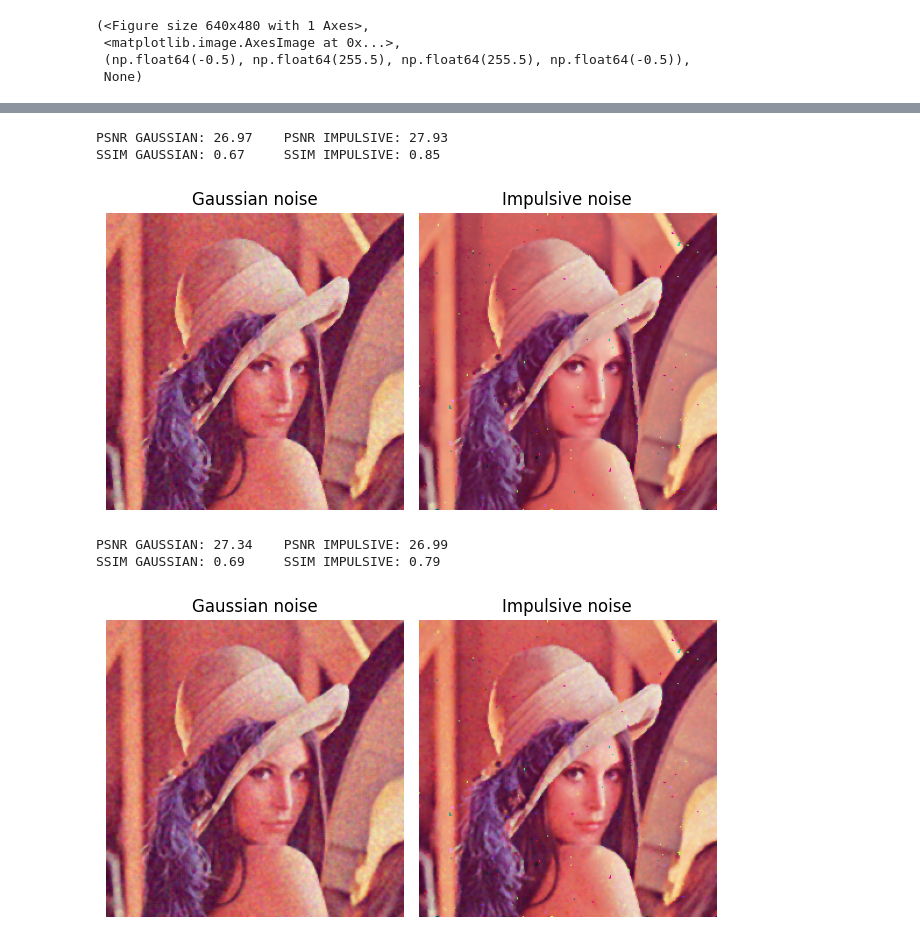
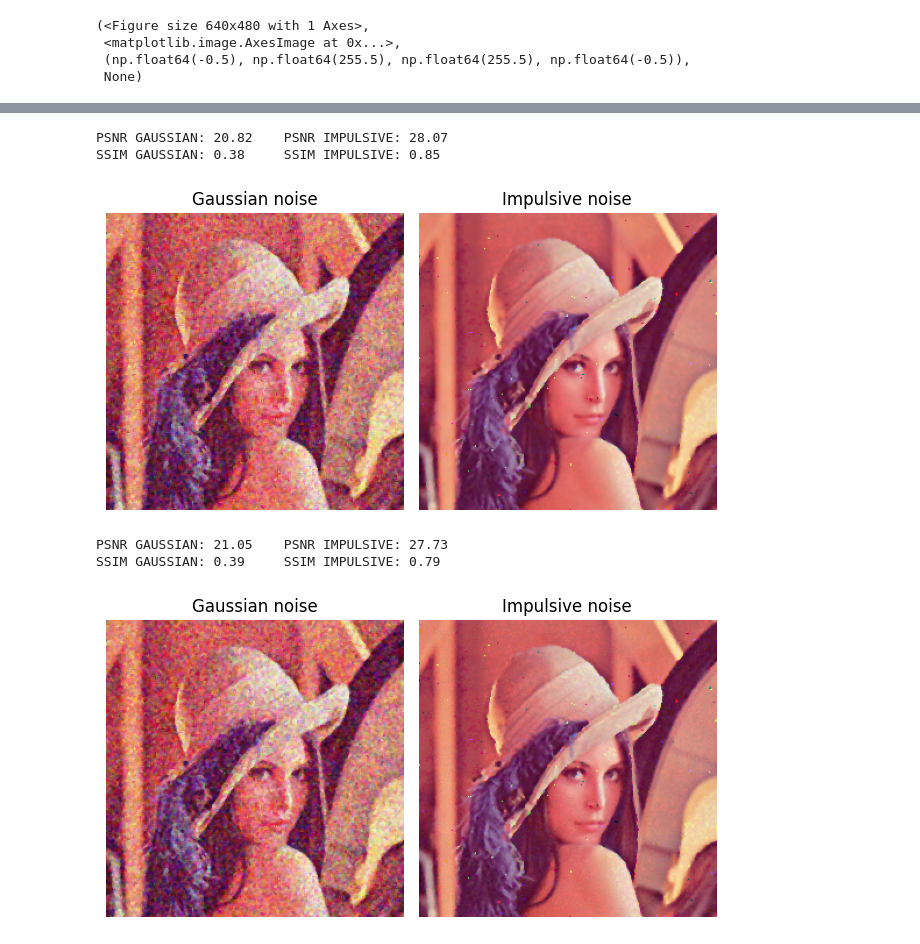
Before and after one commit to tbtiberiu/gvwtm-filter, a Jupyter notebook: PAIC03_Boscan_Tiberiu-Ioan.ipynb, the cells around one changed output, grey strips where cells are left out. Cells and saved outputs as stored; diff of their text form; code cells hidden in the pictures.

```diff
--- a/PAIC03_Boscan_Tiberiu-Ioan.ipynb
+++ b/PAIC03_Boscan_Tiberiu-Ioan.ipynb
@@ -145,6 +145,36 @@ def _apply_mtm_filter(img, window_size, q):
             trimmed = sorted_window[np.abs(sorted_window - I_m) <= q]
             imgout[l, c] = np.mean(trimmed)
     return imgout
+# %%
+def gtm_filter(img, window_size=3, q=65, center_weight=0.5):
+    if len(img.shape) == 2:
+        return _apply_gtm_filter(img, window_size, q, center_weight)
+    else:
+        imgout = np.zeros_like(img)
+        for channel in range(img.shape[2]):
+            imgout[:, :, channel] = _apply_gtm_filter(img[:, :, channel], window_size, q, center_weight)
+        return imgout
+
+def _apply_gtm_filter(img, window_size, q, center_weight):
+    [L, C] = np.shape(img)
+    W = window_size // 2
+    bordered_img = bordered(img, window_size)
+    imgout = np.zeros_like(img)
+
+    for l in range(L):
+        for c in range(C):
+            window = bordered_img[l:l+2*W+1, c:c+2*W+1]
+            sorted_window = np.sort(window.flatten())
+            I_m = np.median(sorted_window)
+            trimmed = sorted_window[np.abs(sorted_window - I_m) <= q]
+            center_pixel = window[W, W]
+
+            # Weighted averaging including center pixel
+            weighted_sum = center_pixel * center_weight + np.sum(trimmed)
+            total_weight = center_weight + len(trimmed)
+            imgout[l, c] = weighted_sum / total_weight
+
+    return imgout
 # %%
 Beta = 0
 A = 2
@@ -190,7 +223,7 @@ plt.figure(), plt.imshow(img), plt.axis('off'), plt.show()
  (np.float64(-0.5), np.float64(255.5), np.float64(255.5), np.float64(-0.5)),
  None)
 # %%
-imgzg_gaussian = add_gaussian_noise(img, 25)
+imgzg_gaussian = add_gaussian_noise(img, 50)
 imgzg_impulsive = add_impulsive_noise(img, 0.1, 0.1)
 display_comparison(img, imgzg_gaussian, imgzg_impulsive)
 # %% [output]
@@ -210,14 +243,14 @@ filtered_gaussian = mtm_filter(imgzg_gaussian)
 filtered_impulsive = mtm_filter(imgzg_impulsive)
 display_comparison(img, filtered_gaussian, filtered_impulsive)
 # %% [output]
-PSNR GAUSSIAN: 26.97    PSNR IMPULSIVE: 27.93
-SSIM GAUSSIAN: 0.67     SSIM IMPULSIVE: 0.85
+PSNR GAUSSIAN: 20.82    PSNR IMPULSIVE: 28.07
+SSIM GAUSSIAN: 0.38     SSIM IMPULSIVE: 0.85
-[figure, old version]
+[figure, new version]
 # %%
-filtered_gaussian = gvwtm_filter(imgzg_gaussian)
-filtered_impulsive = gvwtm_filter(imgzg_impulsive)
+filtered_gaussian = gtm_filter(imgzg_gaussian)
+filtered_impulsive = gtm_filter(imgzg_impulsive)
 display_comparison(img, filtered_gaussian, filtered_impulsive)
 # %% [output]
-PSNR GAUSSIAN: 27.34    PSNR IMPULSIVE: 26.99
-SSIM GAUSSIAN: 0.69     SSIM IMPULSIVE: 0.79
+PSNR GAUSSIAN: 21.05    PSNR IMPULSIVE: 27.73
+SSIM GAUSSIAN: 0.39     SSIM IMPULSIVE: 0.79
-[figure, old version]
+[figure, new version]
```
Also changed, not shown: parts of 3 cells of this notebook.
